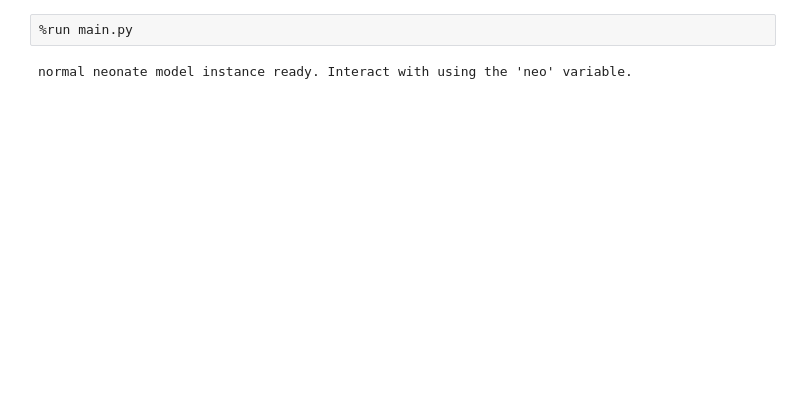
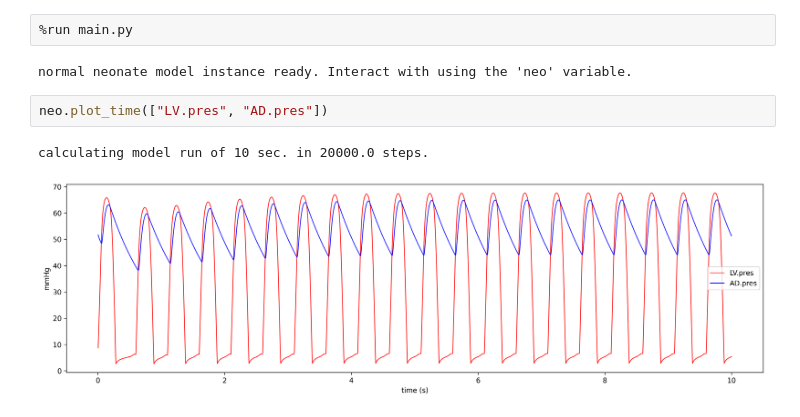
Before and after one commit to Dobutamine/explain_source, a Jupyter notebook: explain/Explain.ipynb, the cells around one changed output. Saved outputs shown, nothing was run; the diff lists cells and outputs as text; blank space fills up the shorter version.

```diff
--- a/explain/Explain.ipynb
+++ b/explain/Explain.ipynb
@@ -2,3 +2,8 @@
 %run main.py
 # %% [output]
 normal neonate model instance ready. Interact with using the 'neo' variable.
+# %%
+neo.plot_time(["LV.pres", "AD.pres"])
+# %% [output]
+calculating model run of 10 sec. in 20000.0 steps.
+[figure, added]
```
Also changed, not shown: parts of 5 cells of this notebook, 3 other files.
